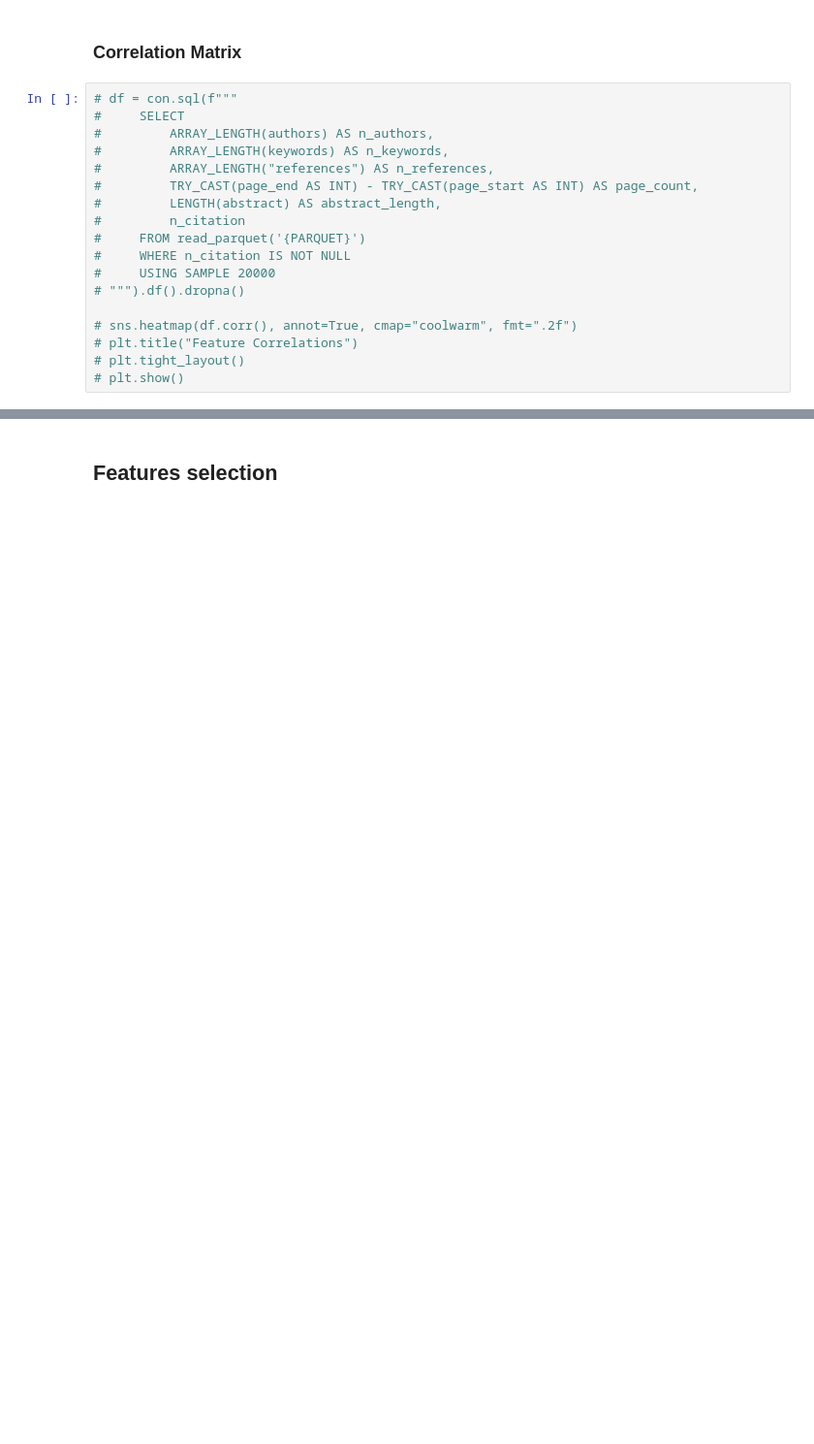
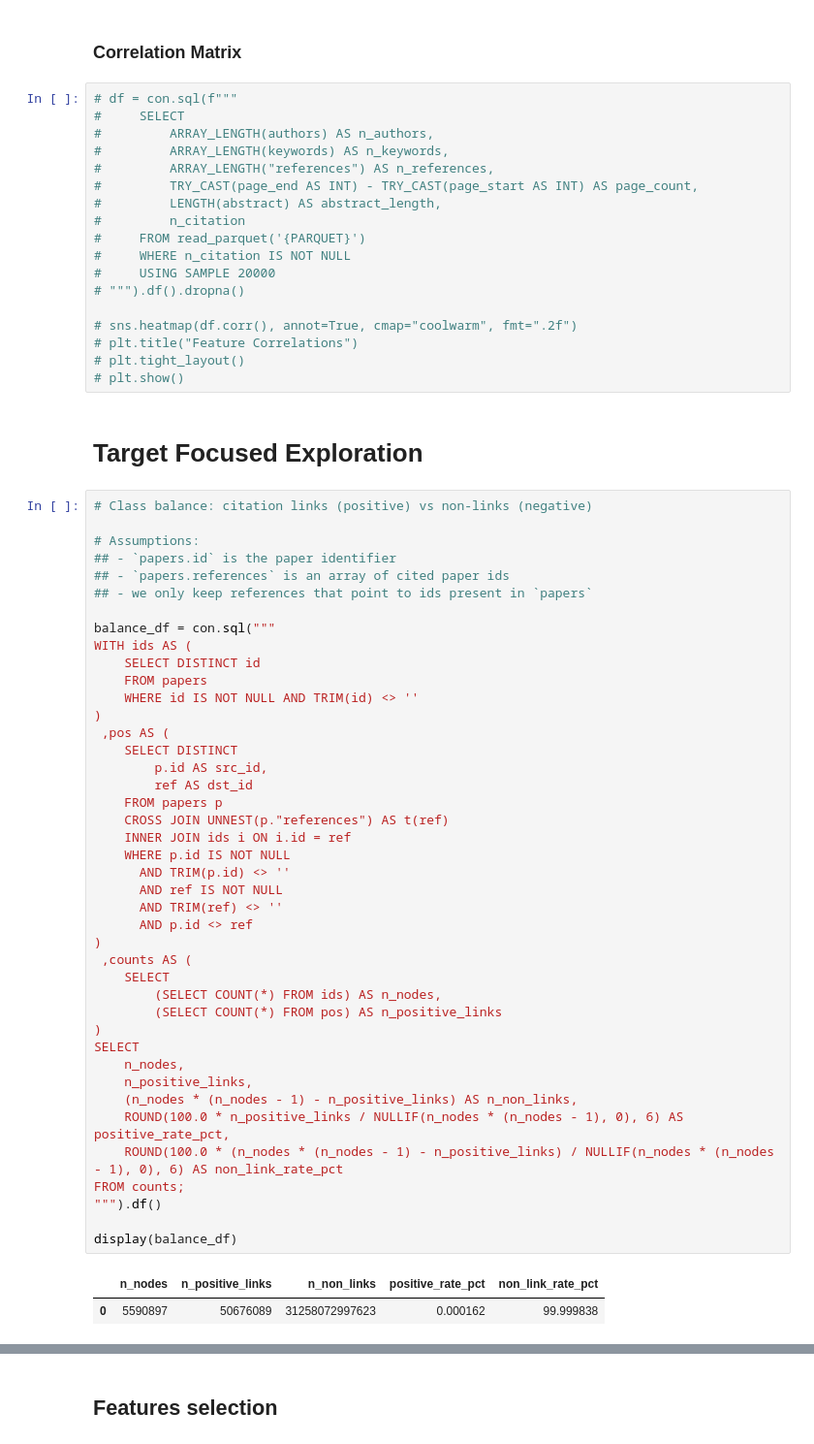
Before and after one commit to ManuCa93/data_project_3, a Jupyter notebook: notebook.ipynb, the cells around one changed output, grey strips where cells are left out. Shown at 97% size. Cells and saved outputs as stored; diff of their text form; blank space fills up the shorter version.

```diff
--- a/notebook.ipynb
+++ b/notebook.ipynb
@@ -395,3 +632,50 @@ has_venue      5568934
 # plt.title("Feature Correlations")
 # plt.tight_layout()
 # plt.show()
+# %% [markdown]
+# Target Focused Exploration
+# %%
+# Class balance: citation links (positive) vs non-links (negative)
+
+# Assumptions:
+## - `papers.id` is the paper identifier
+## - `papers.references` is an array of cited paper ids
+## - we only keep references that point to ids present in `papers`
+
+balance_df = con.sql("""
+WITH ids AS (
+    SELECT DISTINCT id
+    FROM papers
+    WHERE id IS NOT NULL AND TRIM(id) <> ''
+)
+ ,pos AS (
+    SELECT DISTINCT
+        p.id AS src_id,
+        ref AS dst_id
+    FROM papers p
+    CROSS JOIN UNNEST(p."references") AS t(ref)
+    INNER JOIN ids i ON i.id = ref
+    WHERE p.id IS NOT NULL
+      AND TRIM(p.id) <> ''
+      AND ref IS NOT NULL
+      AND TRIM(ref) <> ''
+      AND p.id <> ref
+)
+ ,counts AS (
+    SELECT
+        (SELECT COUNT(*) FROM ids) AS n_nodes,
+        (SELECT COUNT(*) FROM pos) AS n_positive_links
+)
+SELECT
+    n_nodes,
+    n_positive_links,
+    (n_nodes * (n_nodes - 1) - n_positive_links) AS n_non_links,
+    ROUND(100.0 * n_positive_links / NULLIF(n_nodes * (n_nodes - 1), 0), 6) AS positive_rate_pct,
+    ROUND(100.0 * (n_nodes * (n_nodes - 1) - n_positive_links) / NULLIF(n_nodes * (n_nodes - 1), 0), 6) AS non_link_rate_pct
+FROM counts;
+""").df()
+
+display(balance_df)
+# %% [output]
+|  | n_nodes | n_positive_links | n_non_links | positive_rate_pct | non_link_rate_pct |
+| 0 | 5590897 | 50676089 | 31258072997623 | 0.000162 | 99.999838 |
```
Also changed, not shown: parts of 18 cells of this notebook, 1 other file.
